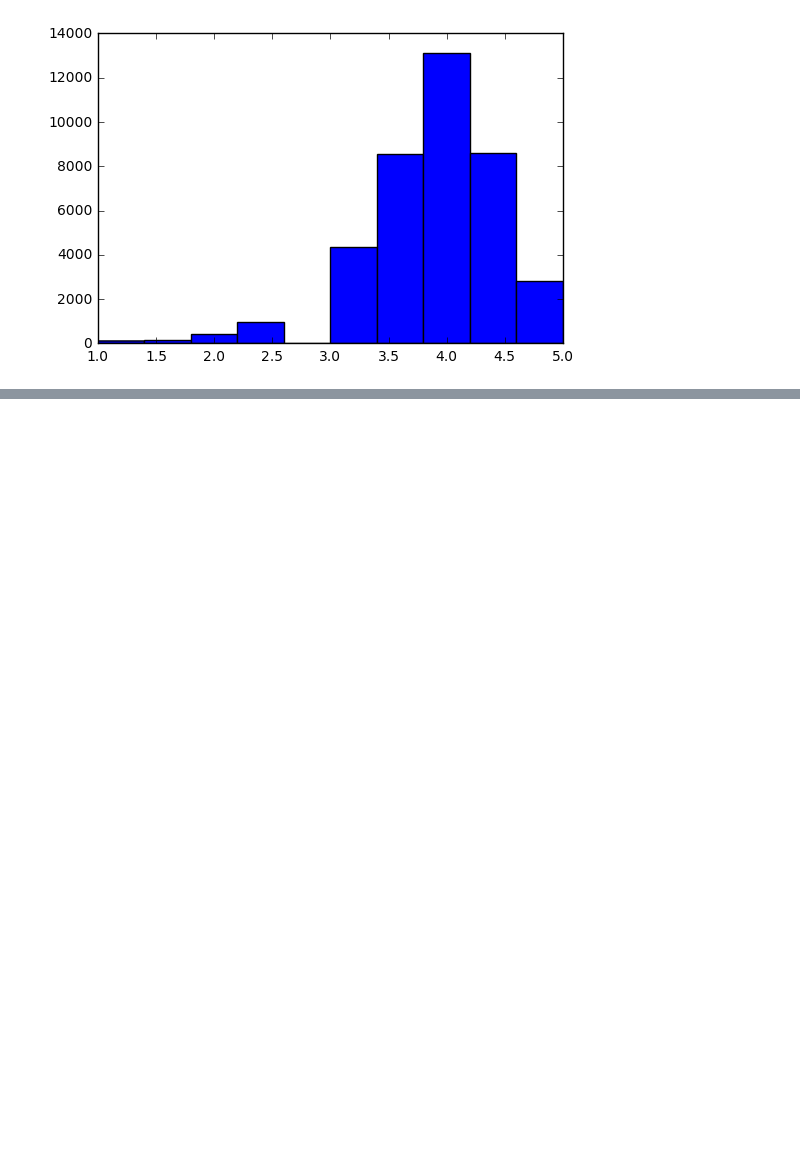
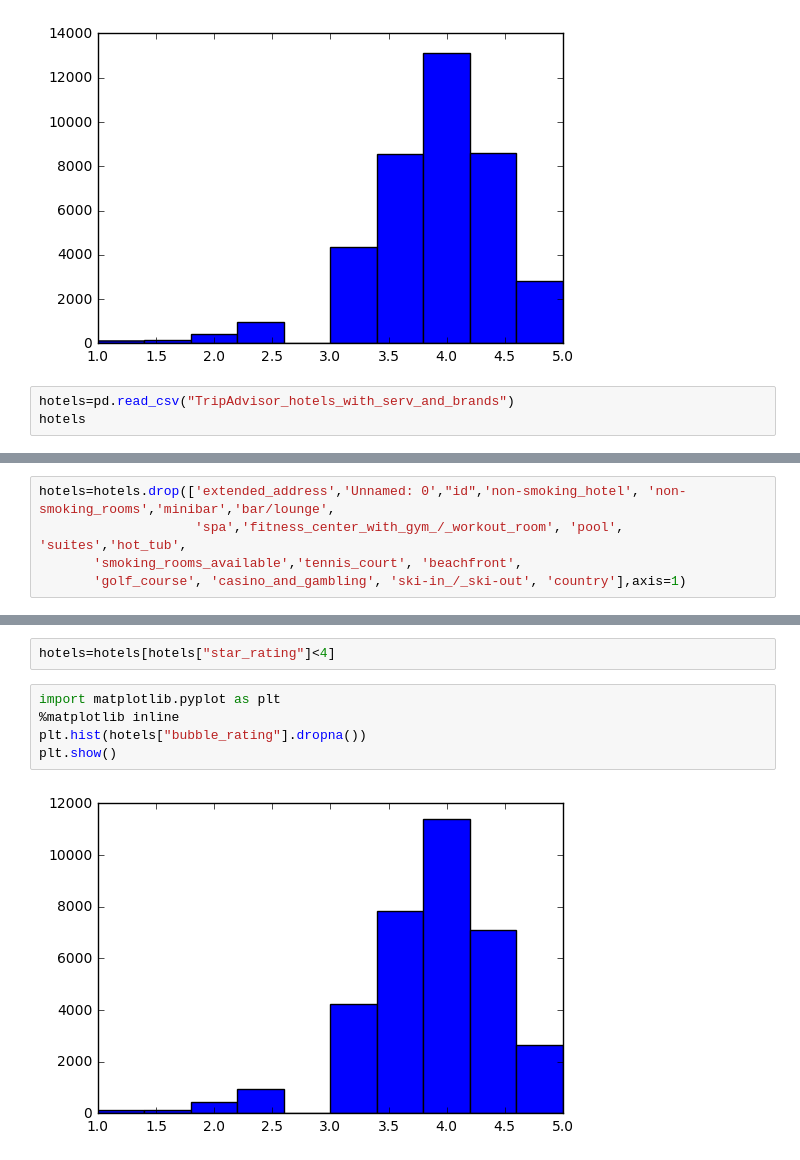
Before and after one commit to dataforgoodfr/batch2_newbed, a Jupyter notebook: Filtrage brands .ipynb, the cells around one changed output, grey strips where cells are left out. Drawn from its saved outputs; the diff is of its cells as text; blank space fills up the shorter version.

```diff
--- a/Filtrage brands .ipynb
+++ b/Filtrage brands .ipynb
@@ -64,3 +64,6 @@ plt.hist(hotels["bubble_rating"].dropna())
 plt.show()
 # %% [output]
 [figure]
+# %%
+hotels=pd.read_csv("TripAdvisor_hotels_with_serv_and_brands")
+hotels
@@ -66,0 +105,5 @@ plt.show()
+# %%
+hotels=hotels.drop(['extended_address','Unnamed: 0',"id",'non-smoking_hotel', 'non-smoking_rooms','minibar','bar/lounge',
+                    'spa','fitness_center_with_gym_/_workout_room', 'pool', 'suites','hot_tub',
+       'smoking_rooms_available','tennis_court', 'beachfront',
+       'golf_course', 'casino_and_gambling', 'ski-in_/_ski-out', 'country'],axis=1)
@@ -66,0 +131,9 @@ plt.show()
+# %%
+hotels=hotels[hotels["star_rating"]<4]
+# %%
+import matplotlib.pyplot as plt
+%matplotlib inline
+plt.hist(hotels["bubble_rating"].dropna())
+plt.show()
+# %% [output]
+[figure, added]
```
Also changed, not shown: parts of 18 cells of this notebook, 50 other files.
